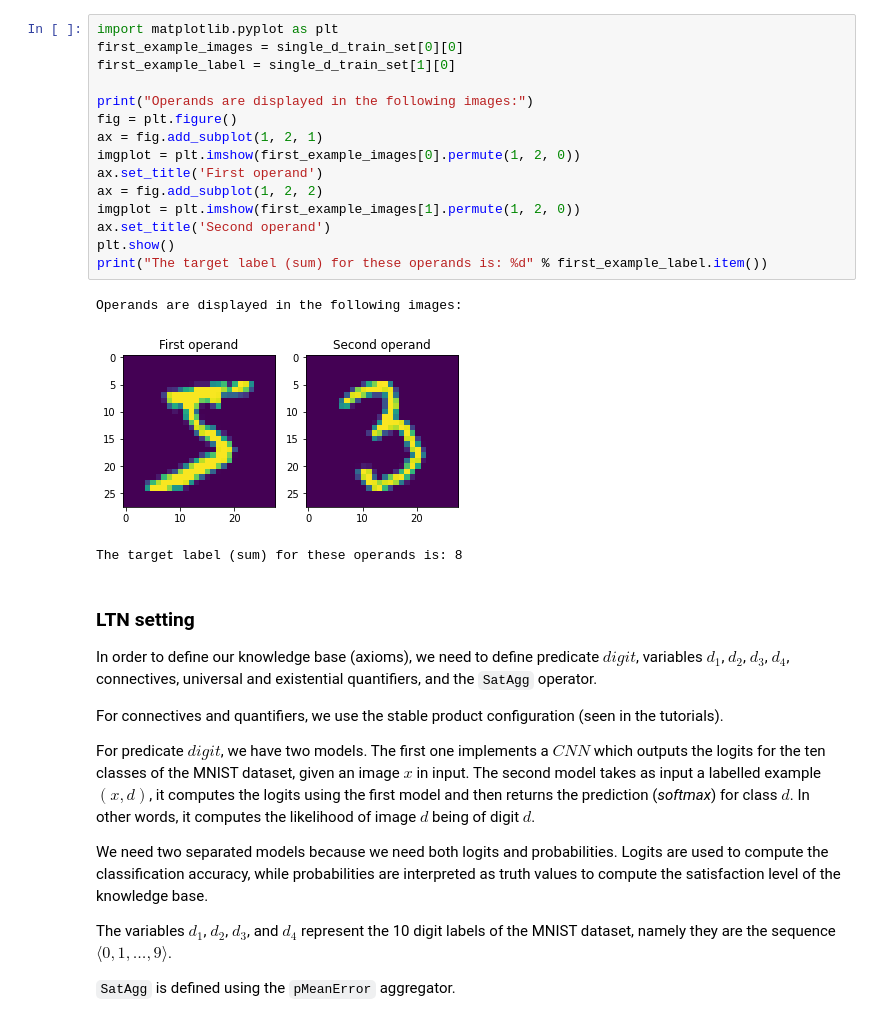
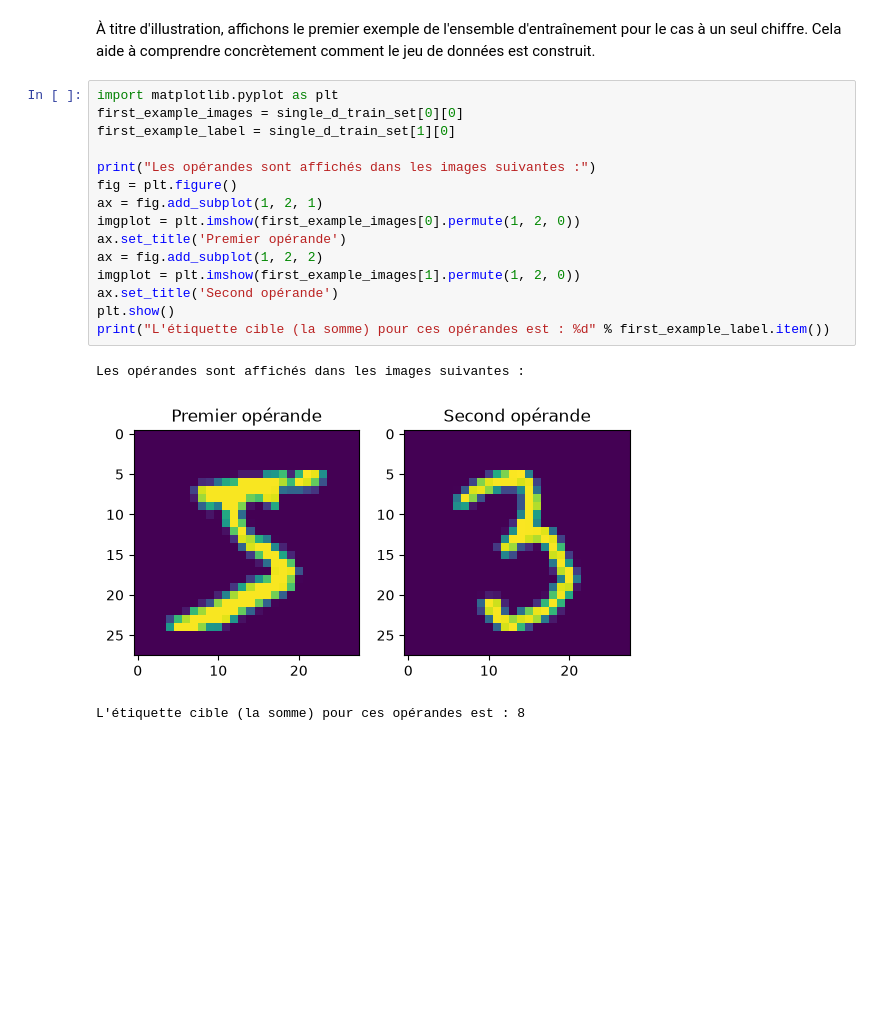
Before and after one commit to vleonel-junior/LTN-TP, a Jupyter notebook: code/examples/4-semi-supervised_pattern_recognition.ipynb, the cells around one changed output. Drawn from its saved outputs; the diff is of its cells as text; blank space fills up the shorter version.

Commit message:
Ajout de l'exemple de reconnaissance de motifs semi-supervisée (LTNtorch)

```diff
--- a/code/examples/4-semi-supervised_pattern_recognition.ipynb
+++ b/code/examples/4-semi-supervised_pattern_recognition.ipynb
@@ -196,38 +613,21 @@ understanding how the dataset is created.
+# %% [markdown]
+À titre d'illustration, affichons le premier exemple de l'ensemble d'entraînement pour le cas à un seul chiffre. Cela aide à comprendre concrètement comment le jeu de données est construit.
 # %%
 import matplotlib.pyplot as plt
 first_example_images = single_d_train_set[0][0]
 first_example_label = single_d_train_set[1][0]
 
-print("Operands are displayed in the following images:")
+print("Les opérandes sont affichés dans les images suivantes :")
 fig = plt.figure()
 ax = fig.add_subplot(1, 2, 1)
 imgplot = plt.imshow(first_example_images[0].permute(1, 2, 0))
-ax.set_title('First operand')
+ax.set_title('Premier opérande')
 ax = fig.add_subplot(1, 2, 2)
 imgplot = plt.imshow(first_example_images[1].permute(1, 2, 0))
-ax.set_title('Second operand')
+ax.set_title('Second opérande')
 plt.show()
-print("The target label (sum) for these operands is: %d" % first_example_label.item())
+print("L'étiquette cible (la somme) pour ces opérandes est : %d" % first_example_label.item())
 # %% [output]
-Operands are displayed in the following images:
+Les opérandes sont affichés dans les images suivantes :
-[figure, old version]
+[figure, new version]
-The target label (sum) for these operands is: 8
+L'étiquette cible (la somme) pour ces opérandes est : 8
-# %% [markdown]
-### LTN setting
-
-In order to define our knowledge base (axioms), we need to define predicate $digit$, variables $d_1$, $d_2$, $d_3$, $d_4$,
-connectives, universal and existential quantifiers, and the `SatAgg` operator.
-
-For connectives and quantifiers, we use the stable product configuration (seen in the tutorials).
-
-For predicate $digit$, we have two models. The first one implements a $CNN$ which outputs the logits for the ten classes of
-the MNIST dataset, given an image $x$ in input. The second model takes as input a labelled example $(x,d)$, it computes the logits
-using the first model and then returns the prediction (*softmax*) for class $d$. In other words, it computes the likelihood
-of image $d$ being of digit $d$.
-
-We need two separated models because we need both logits and probabilities. Logits are used to compute the classification
-accuracy, while probabilities are interpreted as truth values to compute the satisfaction level of the knowledge base.
-
-The variables $d_1$, $d_2$, $d_3$, and $d_4$ represent the 10 digit labels of the MNIST dataset, namely they are the sequence $\langle 0,1, \ldots, 9\rangle$.
-
-`SatAgg` is defined using the `pMeanError` aggregator.
```
Also changed, not shown: parts of 21 cells of this notebook.
